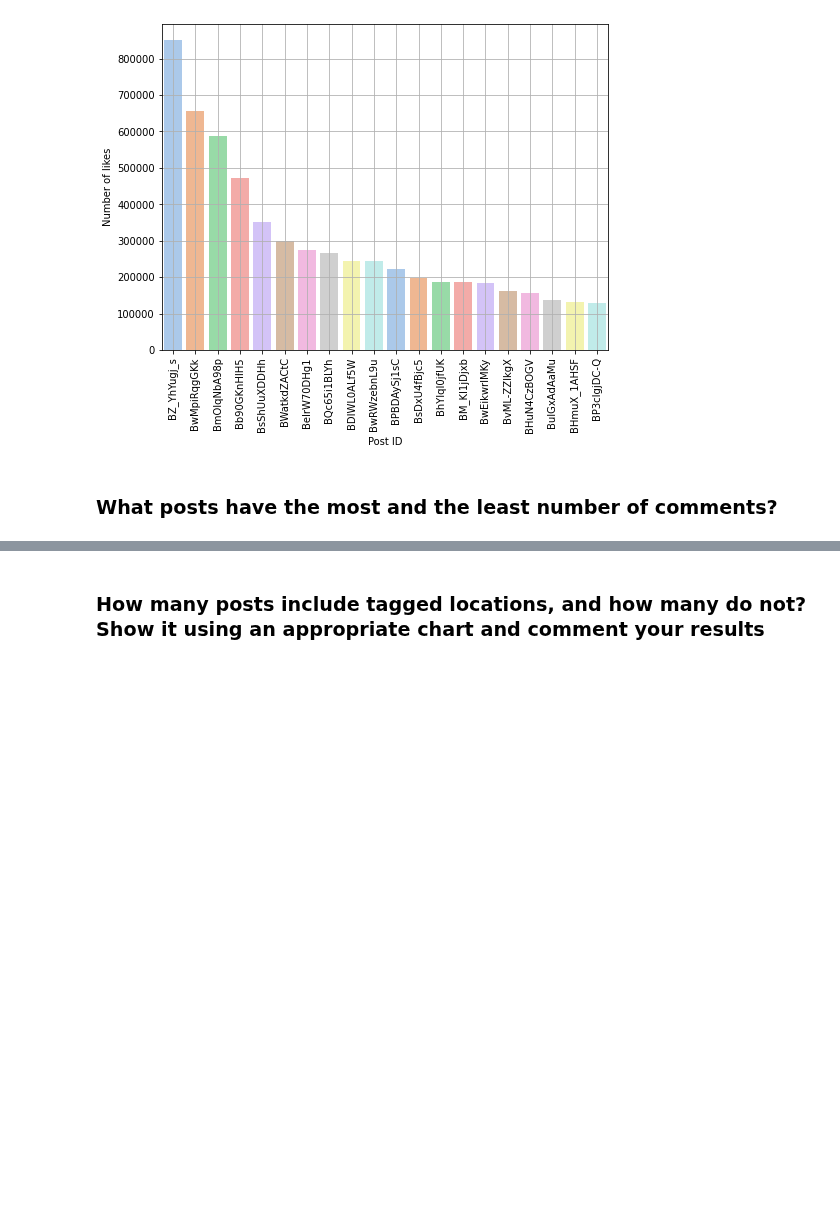
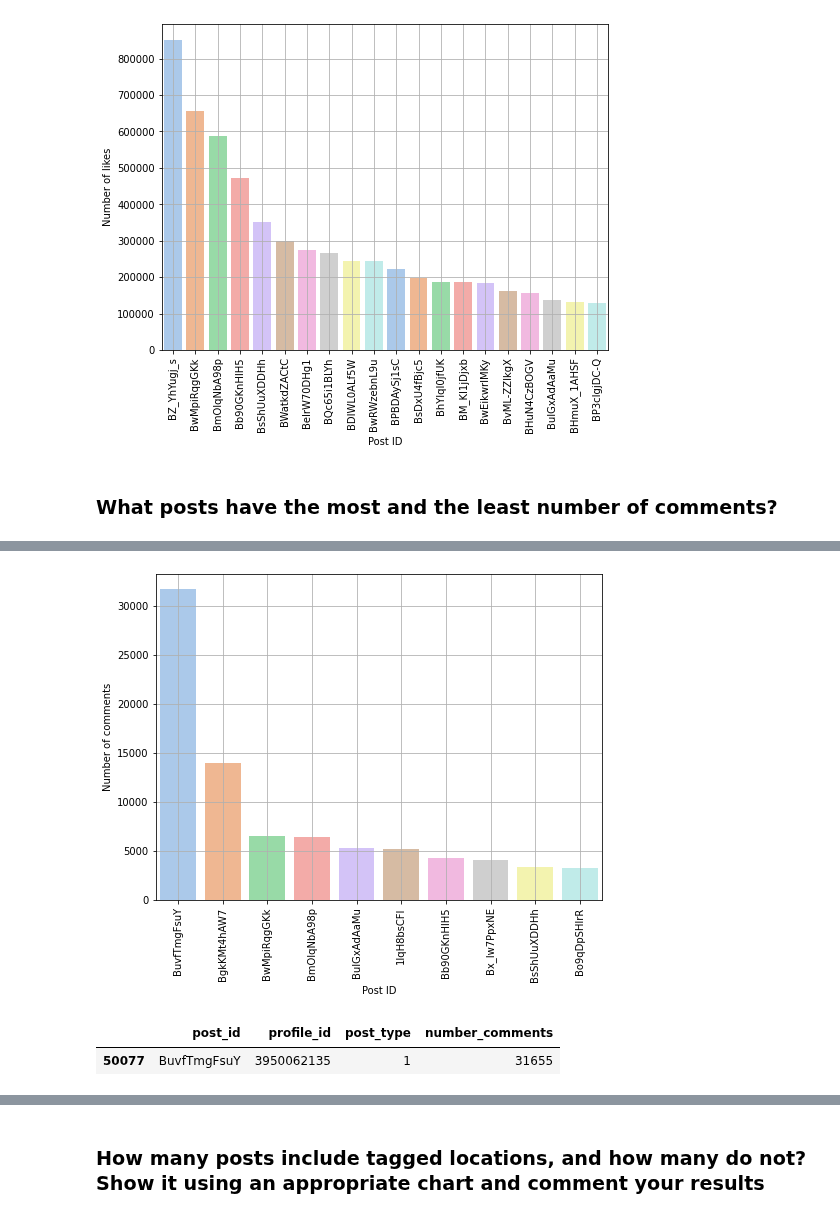
Before and after one commit to Prot10/ADM_HW_2, a Jupyter notebook: adm-carolina.ipynb, the cells around one changed output, grey strips where cells are left out. Saved outputs shown, nothing was run; the diff lists cells and outputs as text; code cells hidden in the pictures; blank space fills up the shorter version.

```diff
--- a/adm-carolina.ipynb
+++ b/adm-carolina.ipynb
@@ -239,3 +239,8 @@ plt.grid()
 [figure]
 # %% [markdown]
 ### What posts have the most and the least number of comments?
+# %%
+post_comm = posts.col(["profile_id", "post_type", "number_comments", "post_id"], index=False, nrows=SAMPLE_SIZE)
+# %%
+most_num_comm = post_comm.sort_values(by=['number_comments'], ascending = False).head(10)
+most_num_comm
@@ -241,0 +259,14 @@ plt.grid()
+# %%
+plt.rcParams['figure.figsize'] = [8,6]
+sns.barplot(data=most_num_comm, x="post_id", y="number_comments", palette="pastel")
+plt.xlabel("Post ID")
+plt.xticks(rotation=90)
+plt.ylabel("Number of comments")
+plt.grid()
+# %% [output]
+[figure, added]
+# %%
+most_num_comm.head(1)
+# %% [output]
+|  | post_id | profile_id | post_type | number_comments |
+| 50077 | BuvfTmgFsuY | 3950062135 | 1 | 31655 |
```
Also changed, not shown: parts of 12 cells of this notebook.
